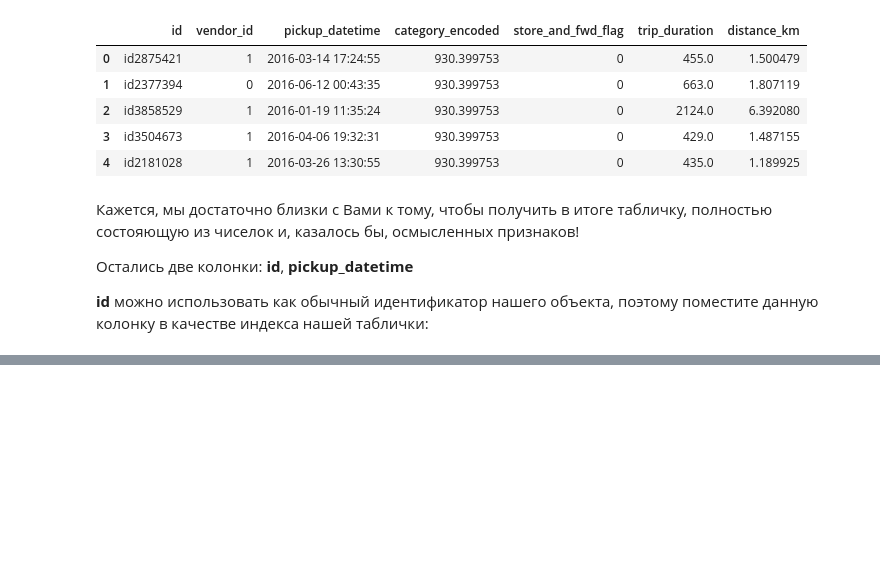
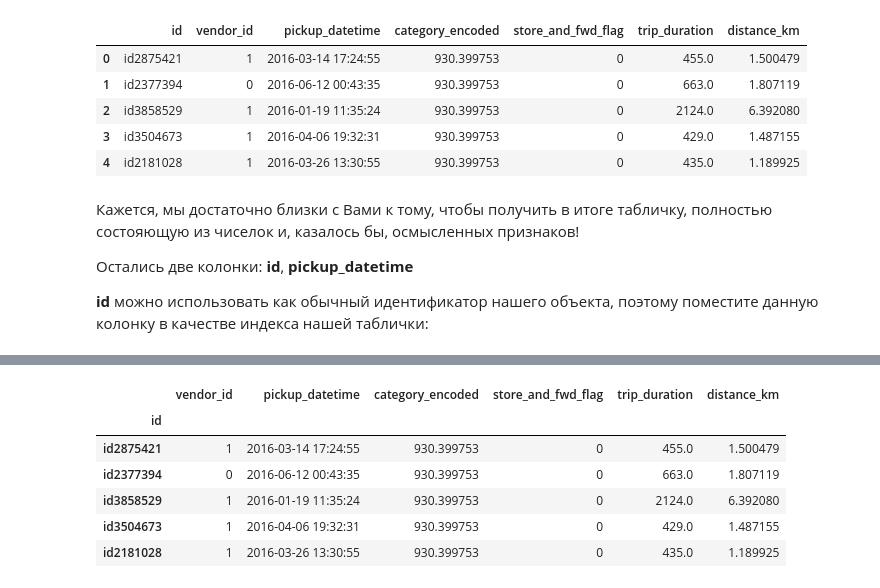
Before and after one commit to gbrs/demo_startml_karpov, a Jupyter notebook: HW1.ipynb, the cells around one changed output, grey strips where cells are left out. Saved outputs shown, nothing was run; the diff lists cells and outputs as text; code cells hidden in the pictures; blank space fills up the shorter version.

```diff
--- a/HW1.ipynb
+++ b/HW1.ipynb
@@ -278,0 +304,14 @@ taxiDB.head()
+# %%
+# юб
+taxiDB['pickup_datetime'] = pd.to_datetime(taxiDB.pickup_datetime)
+# %%
+# юб
+taxiDB.head()
+# %% [output]
+|  | vendor_id | pickup_datetime | category_encoded | store_and_fwd_flag | trip_duration | distance_km |
+| id |  |  |  |  |  |  |
+| id2875421 | 1 | 2016-03-14 17:24:55 | 930.399753 | 0 | 455.0 | 1.500479 |
+| id2377394 | 0 | 2016-06-12 00:43:35 | 930.399753 | 0 | 663.0 | 1.807119 |
+| id3858529 | 1 | 2016-01-19 11:35:24 | 930.399753 | 0 | 2124.0 | 6.392080 |
+| id3504673 | 1 | 2016-04-06 19:32:31 | 930.399753 | 0 | 429.0 | 1.487155 |
+| id2181028 | 1 | 2016-03-26 13:30:55 | 930.399753 | 0 | 435.0 | 1.189925 |
```
Also changed, not shown: parts of 5 cells of this notebook, 1 other file.
